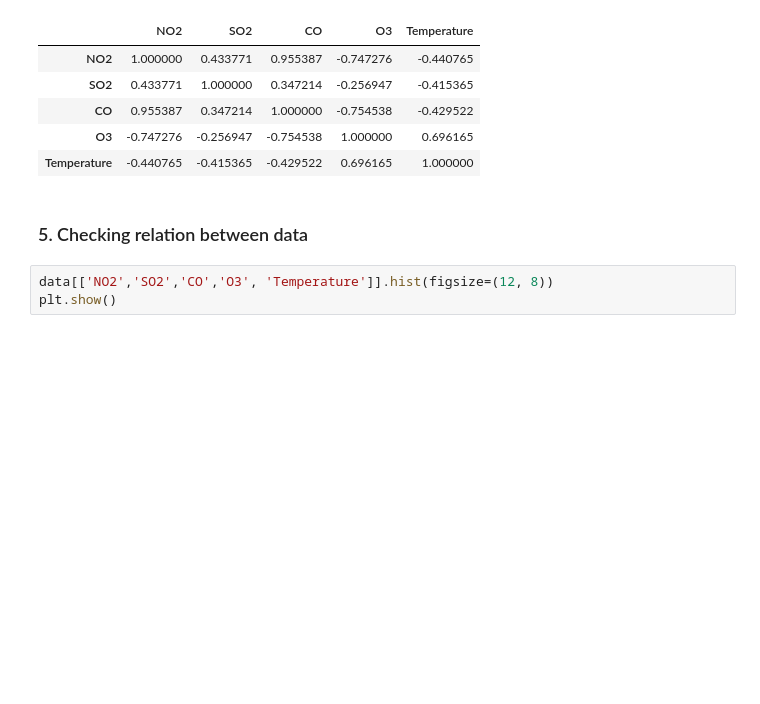
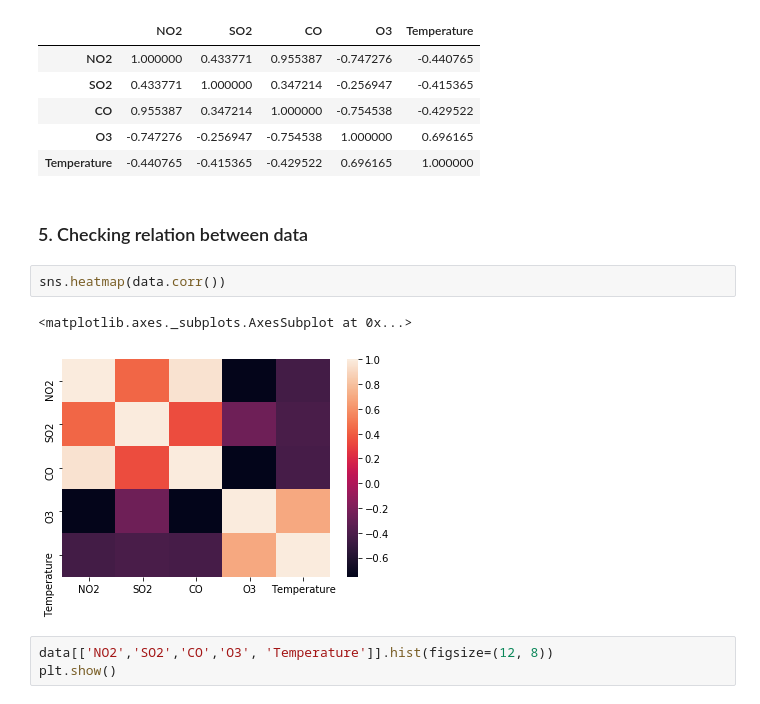
Before and after one commit to mehertech55/Climate-Change-Analysis, a Jupyter notebook: final_presentation - losAngelesData.ipynb, the cells around one changed output. Drawn from its saved outputs; the diff is of its cells as text; blank space fills up the shorter version.

```diff
--- a/final_presentation - losAngelesData.ipynb
+++ b/final_presentation - losAngelesData.ipynb
@@ -99,6 +100,11 @@ data.corr()
 | Temperature | -0.440765 | -0.415365 | -0.429522 | 0.696165 | 1.000000 |
 # %% [markdown]
 <h3>5. Checking relation between data</h3>
+# %%
+sns.heatmap(data.corr())
+# %% [output]
+<matplotlib.axes._subplots.AxesSubplot at 0x...>
+[figure, added]
 # %%
 data[['NO2','SO2','CO','O3', 'Temperature']].hist(figsize=(12, 8))
 plt.show()
```
Also changed, not shown: parts of 2 cells of this notebook, 3 other files.
